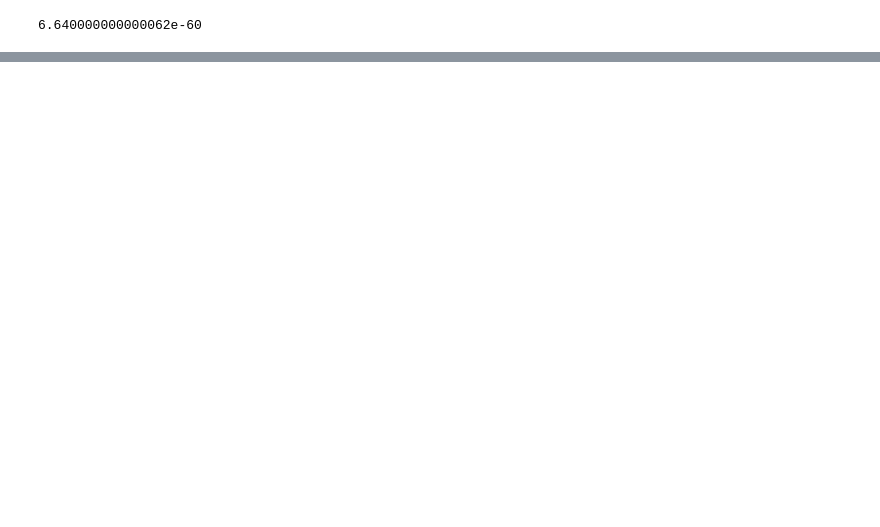
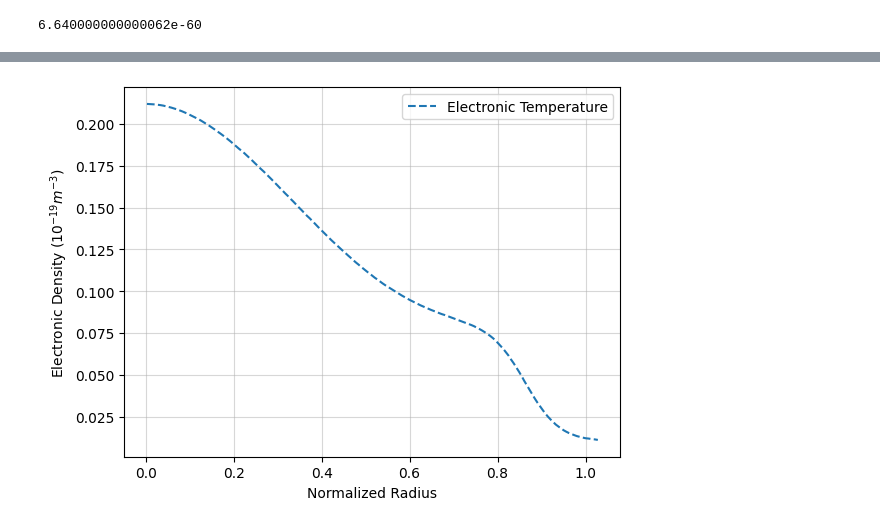
Before and after one commit to willwenner/doc_codes, a Jupyter notebook: Notebooks/Aparent Velocities (M1)/Emissivity_Profile_TCABR/emissivity_profiles.ipynb, the cells around one changed output, grey strips where cells are left out. Drawn from its saved outputs; the diff is of its cells as text; code cells hidden in the pictures; blank space fills up the shorter version.

```diff
--- a/Notebooks/Aparent Velocities (M1)/Emissivity_Profile_TCABR/emissivity_profiles.ipynb
+++ b/Notebooks/Aparent Velocities (M1)/Emissivity_Profile_TCABR/emissivity_profiles.ipynb
@@ -341,10 +340,12 @@ FileNotFoundError: [Errno 2] No such file or directory: 'graphs/electronic_radia
 # %%
-plt.plot(df["raio[m]_normal"], df[" Te[kev]"]*1e-3, ls = "--", label = "Electronic Temperature")
+plt.plot(df["raio[m]_normal"], df[" Te[kev]"], ls = "--", label = "Electronic Temperature")
 plt.grid(True, which = "both", alpha = .5)
 plt.xlabel(f"Normalized Radius")
 plt.ylabel("Electronic Density ($10^{{-19}}m^{{-3}}$)")
 plt.legend()
-plt.savefig("graphs/temperature_radial_profile.png")
+#plt.savefig("graphs/temperature_radial_profile.png")
 plt.show()
+# %% [output]
+[figure, added]
 # %%
 plt.plot(df["raio[m]_normal"], df[" c^+5[m^-3]"]*1e-6, ls = "-.", marker = "o", markevery = 10,label = "CVI Density")
```
Also changed, not shown: parts of 22 cells of this notebook, 3 other files.
